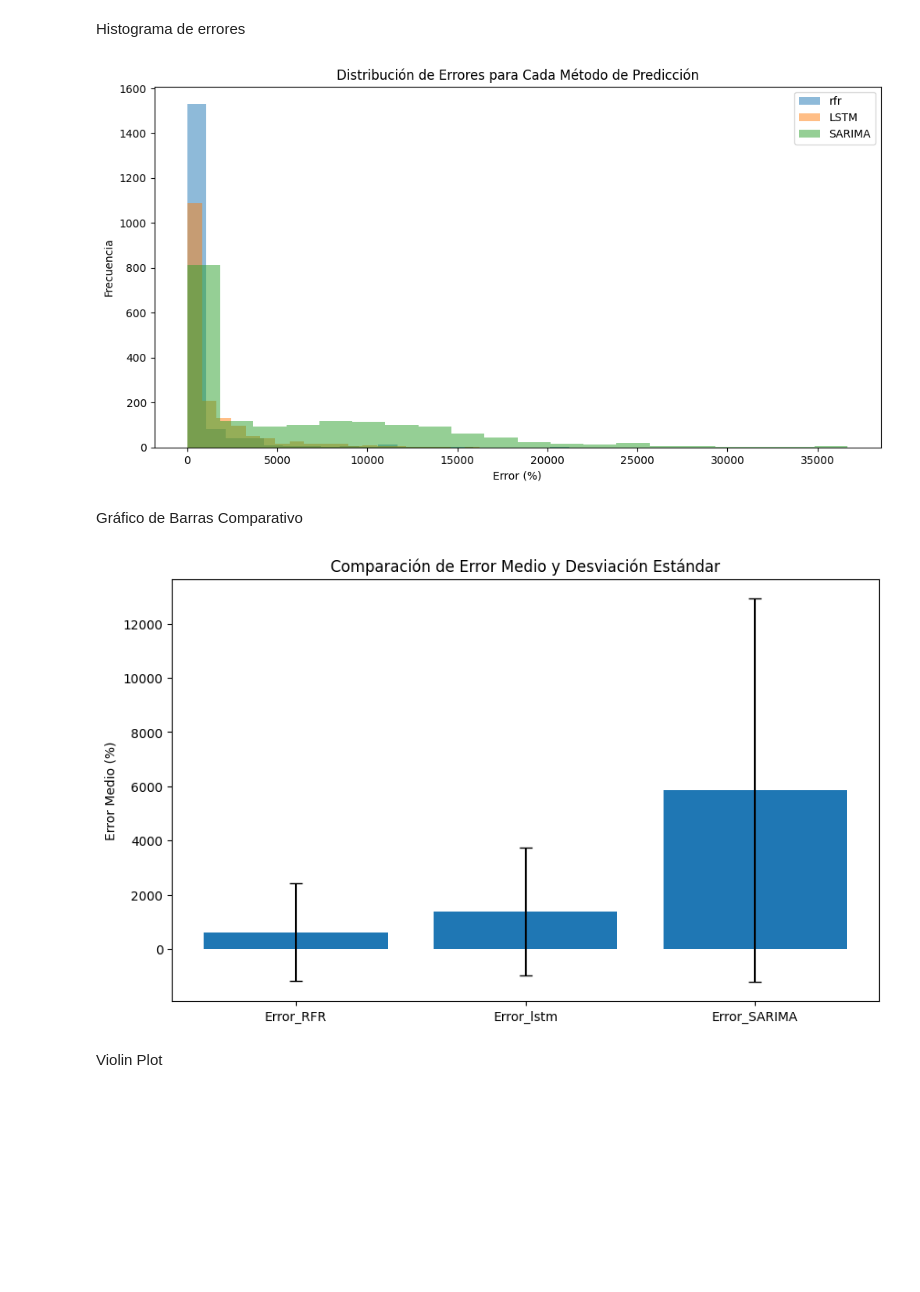
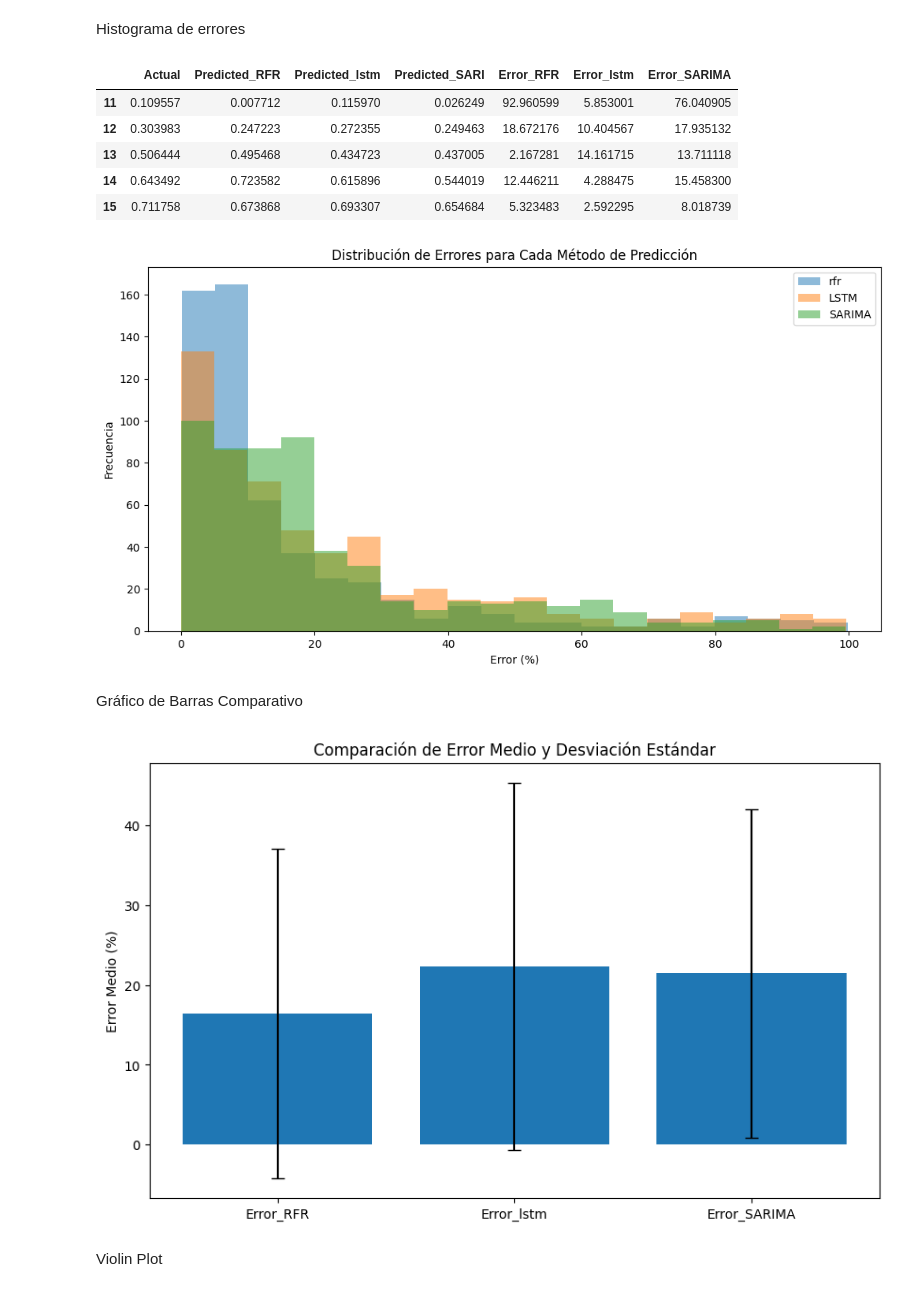
Before and after one commit to Mbenitez11/Prediccion-de-Irradiacion, a Jupyter notebook: notebooks/Visualizacion_de_Resultados.ipynb, the cells around one changed output. Saved outputs shown, nothing was run; the diff lists cells and outputs as text; code cells hidden in the pictures; blank space fills up the shorter version.

```diff
--- a/notebooks/Visualizacion_de_Resultados.ipynb
+++ b/notebooks/Visualizacion_de_Resultados.ipynb
@@ -506,5 +506,22 @@ plt.show()
 # %% [markdown]
 Histograma de errores
+# %%
+# Filtrar el dataframe eliminando las filas donde cualquier error sea mayor a 100
+cross_checking = cross_checking[
+    (cross_checking['Error_RFR'] <= 100) &
+    (cross_checking['Error_lstm'] <= 100) &
+    (cross_checking['Error_SARIMA'] <= 100)
+]
+
+# Mostrar las primeras filas del dataframe filtrado
+cross_checking.head()
+# %% [output]
+|  | Actual | Predicted_RFR | Predicted_lstm | Predicted_SARI | Error_RFR | Error_lstm | Error_SARIMA |
+| 11 | 0.109557 | 0.007712 | 0.115970 | 0.026249 | 92.960599 | 5.853001 | 76.040905 |
+| 12 | 0.303983 | 0.247223 | 0.272355 | 0.249463 | 18.672176 | 10.404567 | 17.935132 |
+| 13 | 0.506444 | 0.495468 | 0.434723 | 0.437005 | 2.167281 | 14.161715 | 13.711118 |
+| 14 | 0.643492 | 0.723582 | 0.615896 | 0.544019 | 12.446211 | 4.288475 | 15.458300 |
+| 15 | 0.711758 | 0.673868 | 0.693307 | 0.654684 | 5.323483 | 2.592295 | 8.018739 |
 # %%
 plt.figure(figsize=(12, 6))
 plt.hist(cross_checking['Error_RFR'], bins=20, alpha=0.5, label='rfr')
@@ -518,7 +535,7 @@ plt.title('Distribución de Errores para Cada Método de Predicción')
 plt.legend()
 plt.show()
 # %% [output]
-[figure, old version]
+[figure, new version]
 # %% [markdown]
 Gráfico de Barras Comparativo
 # %%
@@ -534,7 +551,7 @@ plt.ylabel('Error Medio (%)')
 plt.title('Comparación de Error Medio y Desviación Estándar')
 plt.show()
 # %% [output]
-[figure, old version]
+[figure, new version]
 # %% [markdown]
 Violin Plot
 # %%
```
Also changed, not shown: parts of 3 cells of this notebook.
